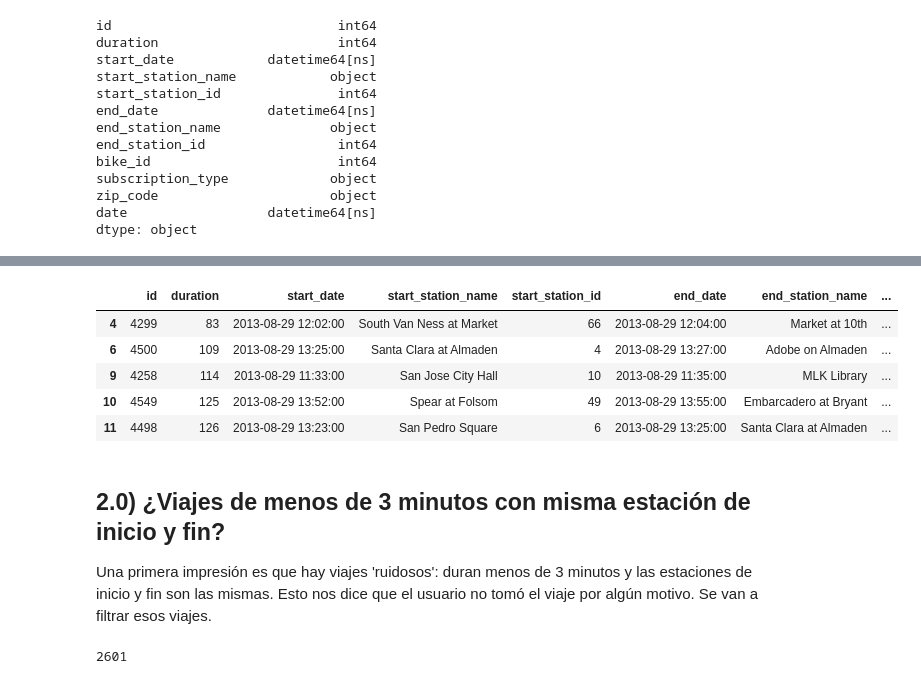
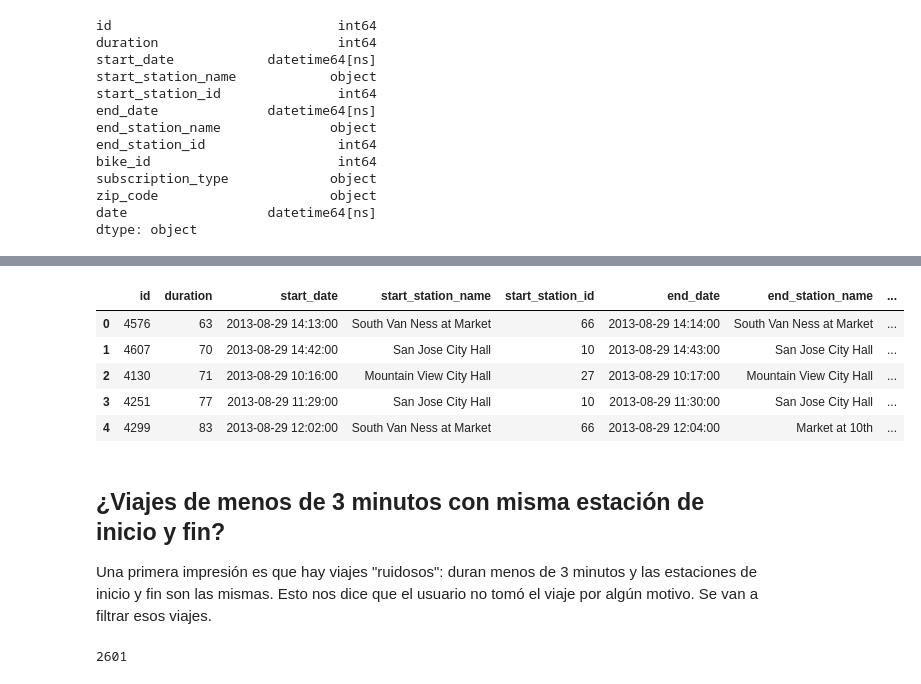
Before and after one commit to frisjon/tp1, a Jupyter notebook: notebooks/tp1.ipynb, the cells around one changed output, grey strips where cells are left out. Cells and saved outputs as stored; diff of their text form; code cells hidden in the pictures.

```diff
--- a/notebooks/tp1.ipynb
+++ b/notebooks/tp1.ipynb
@@ -13,7 +19,5 @@ import calendar
 # %%
-trips = pd.read_csv('../data/trip.csv', low_memory=False)
-weather = pd.read_csv('../data/weather.csv', low_memory=False)
-
+trips = pd.read_csv('trip.csv', low_memory=False)
 #Se convierte los dates a datetime64[ns].
 trips['start_date'] = pd.to_datetime(trips['start_date'])
-weather['date'] = pd.to_datetime(weather['date'])
+trips['end_date'] = pd.to_datetime(trips['end_date'])
@@ -376,16 +81,16 @@ trips['duracion_viaje'] = trips['end_date'] - trips['start_date']
 # no es necesario pero lo dejo por las dudas, puede servir
 # %%
 # vista final de cómo quedó el dataframe
-trips.head(3)
+trips.head()
 # %% [output]
 |  | id | duration | start_date | start_station_name | start_station_id | end_date | end_station_name | ... |
+| 0 | 4576 | 63 | 2013-08-29 14:13:00 | South Van Ness at Market | 66 | 2013-08-29 14:14:00 | South Van Ness at Market | ... |
+| 1 | 4607 | 70 | 2013-08-29 14:42:00 | San Jose City Hall | 10 | 2013-08-29 14:43:00 | San Jose City Hall | ... |
+| 2 | 4130 | 71 | 2013-08-29 10:16:00 | Mountain View City Hall | 27 | 2013-08-29 10:17:00 | Mountain View City Hall | ... |
+| 3 | 4251 | 77 | 2013-08-29 11:29:00 | San Jose City Hall | 10 | 2013-08-29 11:30:00 | San Jose City Hall | ... |
 | 4 | 4299 | 83 | 2013-08-29 12:02:00 | South Van Ness at Market | 66 | 2013-08-29 12:04:00 | Market at 10th | ... |
-| 6 | 4500 | 109 | 2013-08-29 13:25:00 | Santa Clara at Almaden | 4 | 2013-08-29 13:27:00 | Adobe on Almaden | ... |
-| 9 | 4258 | 114 | 2013-08-29 11:33:00 | San Jose City Hall | 10 | 2013-08-29 11:35:00 | MLK Library | ... |
-| 10 | 4549 | 125 | 2013-08-29 13:52:00 | Spear at Folsom | 49 | 2013-08-29 13:55:00 | Embarcadero at Bryant | ... |
-| 11 | 4498 | 126 | 2013-08-29 13:23:00 | San Pedro Square | 6 | 2013-08-29 13:25:00 | Santa Clara at Almaden | ... |
 # %% [markdown]
-## 2.0) ¿Viajes de menos de 3 minutos con misma estación de inicio y fin?
-Una primera impresión es que hay viajes 'ruidosos': duran menos de 3 minutos y las estaciones de inicio y fin
+## ¿Viajes de menos de 3 minutos con misma estación de inicio y fin?
+Una primera impresión es que hay viajes "ruidosos": duran menos de 3 minutos y las estaciones de inicio y fin
 son las mismas. Esto nos dice que el usuario no tomó el viaje por algún motivo. Se van a filtrar esos viajes.
 # %%
```
Also changed, not shown: parts of 316 cells of this notebook.
